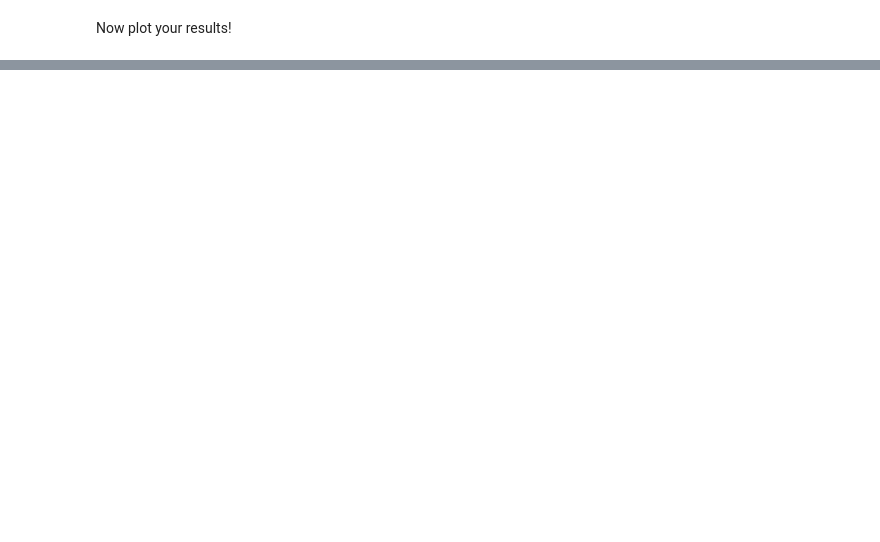
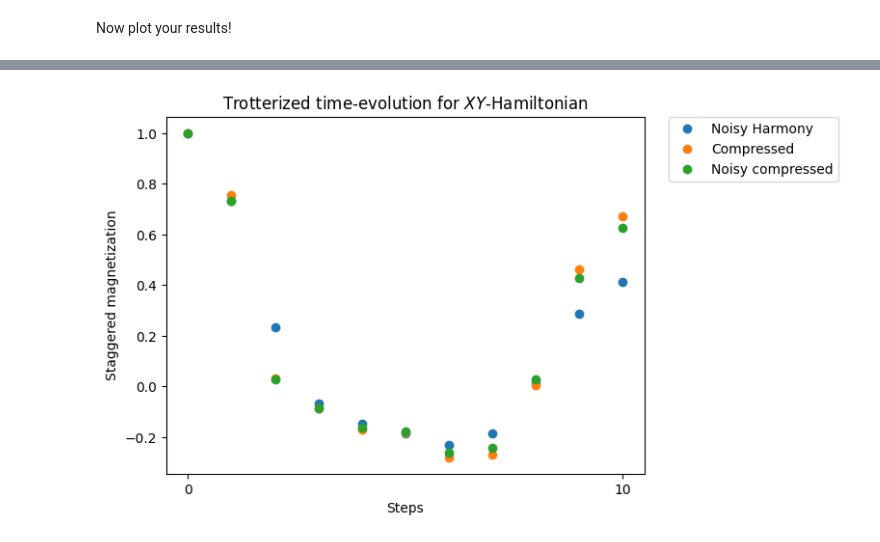
Before and after one commit to pop756/Quantum_challenge, a Jupyter notebook: Challenge_3/skku-trotter-challenge/xyz_evolution_challenge.ipynb, the cells around one changed output, grey strips where cells are left out. Saved outputs shown, nothing was run; the diff lists cells and outputs as text; code cells hidden in the pictures; blank space fills up the shorter version.

```diff
--- a/Challenge_3/skku-trotter-challenge/xyz_evolution_challenge.ipynb
+++ b/Challenge_3/skku-trotter-challenge/xyz_evolution_challenge.ipynb
@@ -84,3 +87,16 @@ plt.show()
+# %%
+import matplotlib.pyplot as plt
+
+fig = plt.figure()
+plt.plot(ms_hist[:,1:4], "o", label=["Noisy Harmony", "Compressed", "Noisy compressed"])
+plt.xticks(np.arange(0, num_steps, 10))
+plt.title(r"Trotterized time-evolution for $XY$-Hamiltonian")
+plt.ylabel("Staggered magnetization")
+plt.xlabel("Steps")
+plt.legend(bbox_to_anchor=(1.05, 1), loc='upper left', borderaxespad=0)
+plt.show()
+# %% [output]
+[figure, added]
 # %%
 # Save your figure!
 # fig.savefig(f"{num_qubits}_qubits_compression_example.png")
```
Also changed, not shown: parts of 3 cells of this notebook, 1 other file.
